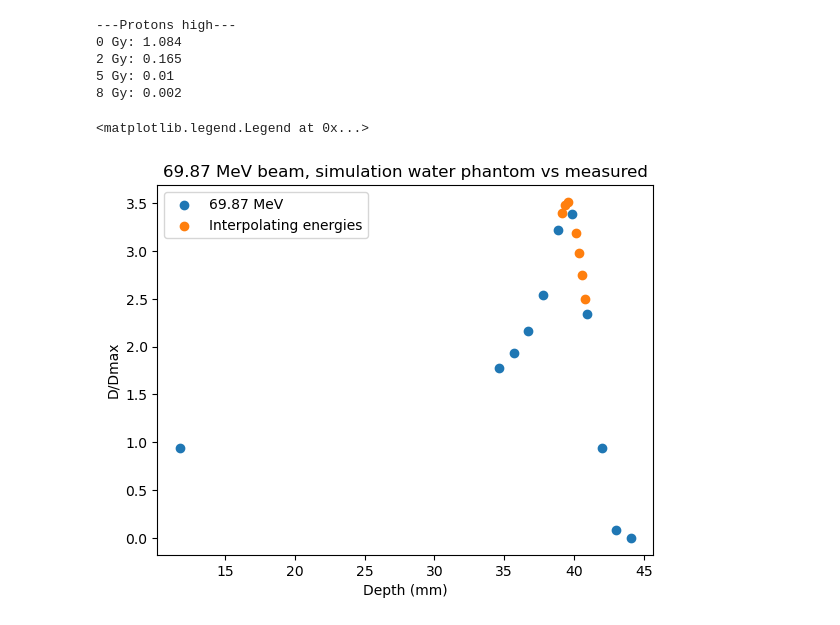
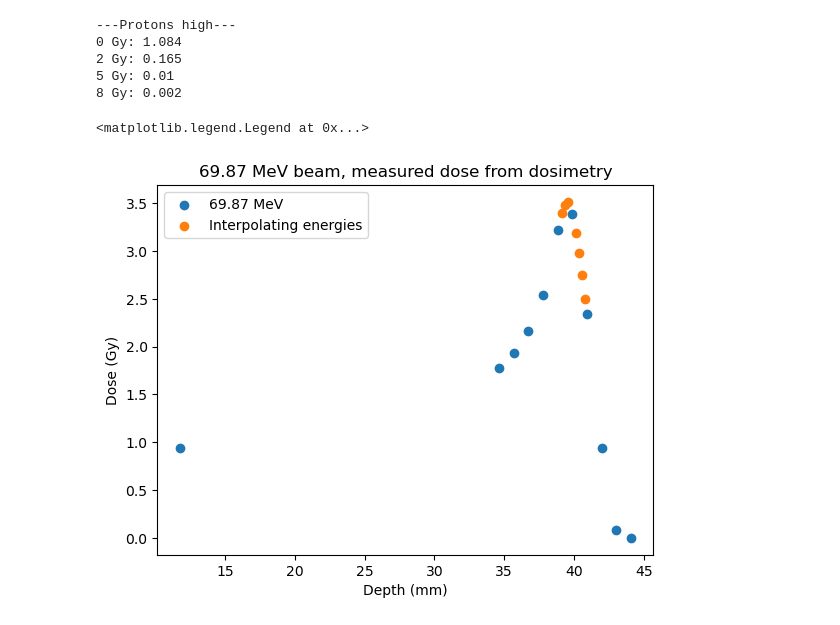
Before and after one commit to BrittHaanen15/Thesis_project, a Jupyter notebook: Python codes/Playing with plots.ipynb, the cells around one changed output. Drawn from its saved outputs; the diff is of its cells as text; code cells hidden in the pictures.

Commit message:
Changed title and labels

```diff
--- a/Python codes/Playing with plots.ipynb
+++ b/Python codes/Playing with plots.ipynb
@@ -377,23 +377,23 @@ for dose_val in np.unique(PH_means['Dose']):
 # %%
 BP_measured = pd.read_excel(r"C:\Users\bhaan\Documents\#Master Degree\Thesis\Thesis_project\Mid LET calculation\BP 69.87 measured - copy for scripts.xlsx")
 RSdepth_m = np.array(BP_measured['Depth (mm)'])
 RSdose_m = np.array(BP_measured['Dose (Gy)'])
 sort = np.argsort(RSdepth_m)
 RSdepth_m = RSdepth_m[sort]
 RSdose_m = RSdose_m[sort]
 trendline = np.interp(np.arange(10, 45, 0.1), RSdepth_m, RSdose_m)
 
 
 og = BP_measured[BP_measured['Energy']==69.87]
 inter = BP_measured[BP_measured['Energy']!=69.87]
 
 plt.scatter(og['Depth (mm)'], og['Dose (Gy)'], label='69.87 MeV')
 plt.scatter(inter['Depth (mm)'], inter['Dose (Gy)'], label='Interpolating energies')
 #plt.plot(np.arange(10, 45, 0.1), trendline, linestyle='--', color='grey')
-plt.title('69.87 MeV beam, simulation water phantom vs measured')
+plt.title('69.87 MeV beam, measured dose from dosimetry')
 plt.xlabel('Depth (mm)')
-plt.ylabel('D/Dmax')
+plt.ylabel('Dose (Gy)')
 plt.legend()
 # %% [output]
 <matplotlib.legend.Legend at 0x...>
-[figure, old version]
+[figure, new version]
```
